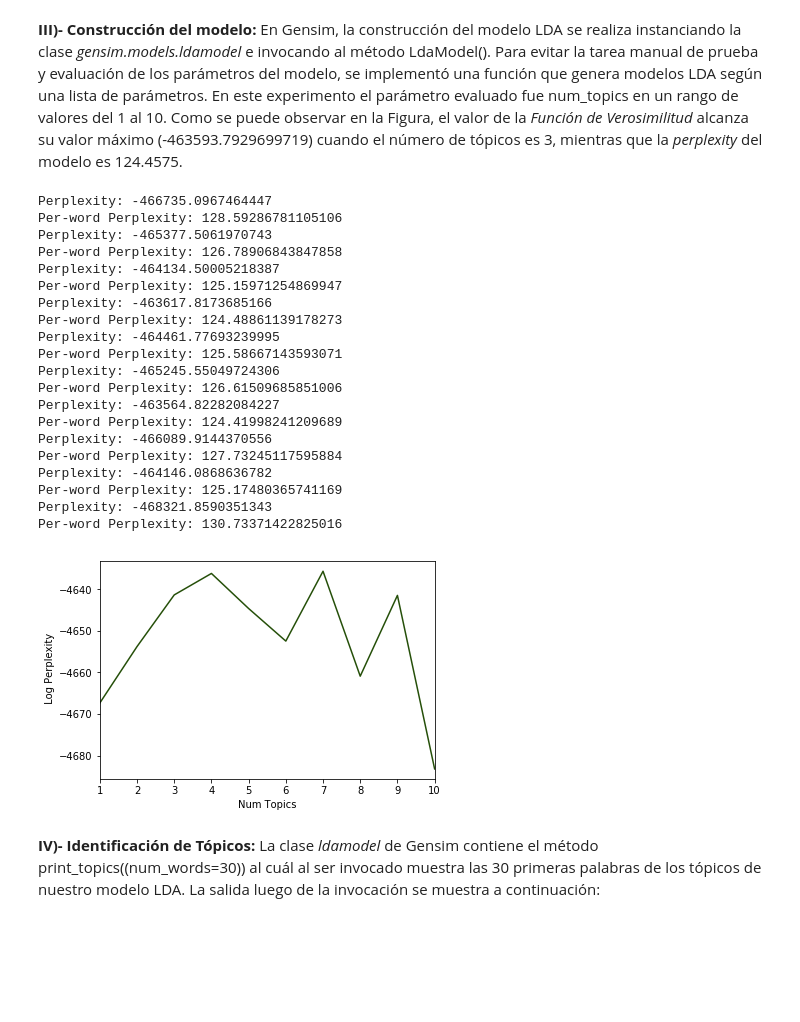
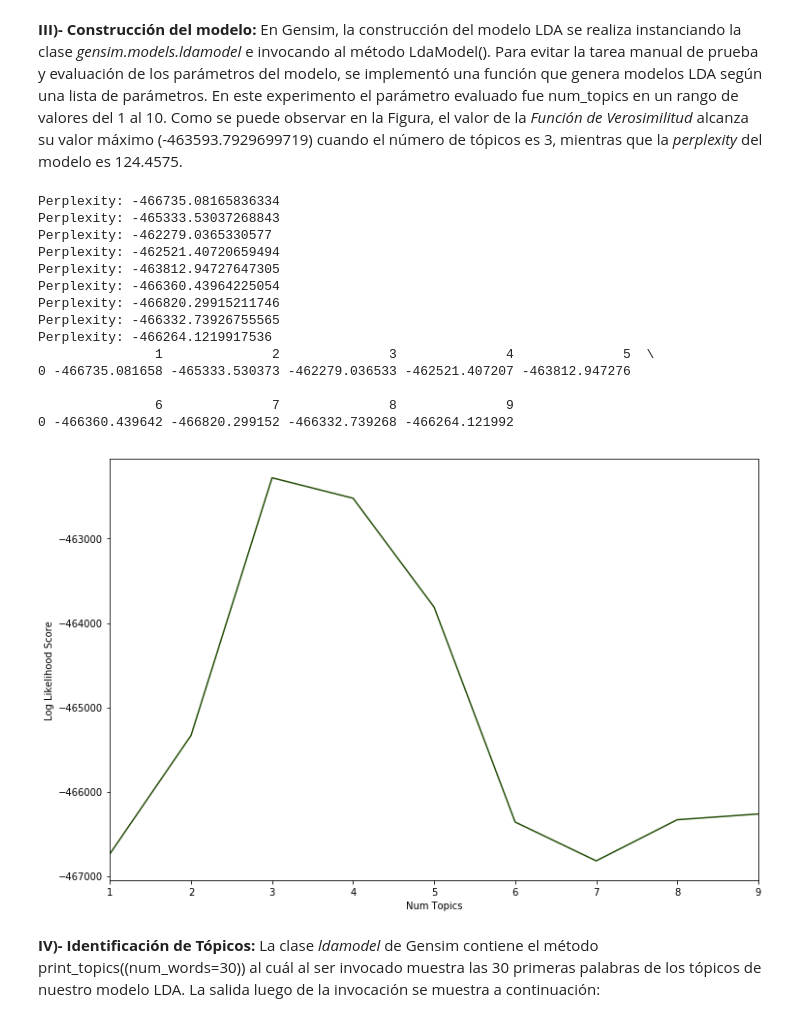
Before and after one commit to gondelcorro/Modelling-Topic, a Jupyter notebook: Topicos-LDA - Gensim.ipynb, the cells around one changed output. Saved outputs shown, nothing was run; the diff lists cells and outputs as text; code cells hidden in the pictures; blank space fills up the shorter version.

Commit message:
correcion plot gensim

```diff
--- a/Topicos-LDA - Gensim.ipynb
+++ b/Topicos-LDA - Gensim.ipynb
@@ -15,7 +15,7 @@ import yaml
 
 data_list=[]
 
-for base, dirs, files in os.walk('E:/ISISTAN/Cursos/Mineria de datos/Trabajo topicos/openapi-directory-master/APIs-original'):
+for base, dirs, files in os.walk('D:/ISISTAN/Cursos/Mineria de datos/Trabajo topicos/openapi-directory-master/APIs-original'):
     for f in files:
         text_document = ''
         if f == "swagger.yaml" or f == "openapi.yaml":
@@ -136,53 +139,49 @@ print(corpus[:3])
 # %%
 import pandas as pd
 import matplotlib.pyplot as plt
 from collections import defaultdict
 
 grid = defaultdict(list)
 # num topics
-parameter_list=[1,2,3,4,5,6,7,8,9,10]
+parameter_list=[1,2,3,4,5,6,7,8,9]
 
 # for num_topics_value in num_topics_list:
 for parameter_value in parameter_list:
     # run model
     model = gensim.models.ldamodel.LdaModel(corpus=corpus, id2word=id2word, num_topics=parameter_value)
     perplex = model.bound(corpus)
     print ("Perplexity: %s" % perplex)
-    grid[parameter_value].append(perplex/100)
+    grid[parameter_value].append(perplex)
 
-    per_word_perplex = np.exp2(-perplex / sum(cnt for document in corpus for _, cnt in document))
-    print ("Per-word Perplexity: %s" % per_word_perplex)
-    grid[parameter_value].append(per_word_perplex)
+    #per_word_perplex = np.exp2(-perplex / sum(cnt for document in corpus for _, cnt in document))
+    #print ("Per-word Perplexity: %s" % per_word_perplex)
+    #grid[parameter_value].append(per_word_perplex)
 
 df = pd.DataFrame(grid)
+#print(df)
+plt.figure(figsize=(12, 8))
 df.iloc[0].transpose().plot(color="#254F09")
 plt.xlim(parameter_list[0], parameter_list[-1])
-plt.ylabel(' Log Perplexity')
+plt.ylabel('Log Likelihood Score')
 plt.xlabel('Num Topics')
 plt.title('')
 plt.show()
 # %% [output]
-Perplexity: -466735.0967464447
-Per-word Perplexity: 128.59286781105106
-Perplexity: -465377.5061970743
-Per-word Perplexity: 126.78906843847858
-Perplexity: -464134.50005218387
-Per-word Perplexity: 125.15971254869947
-Perplexity: -463617.8173685166
-Per-word Perplexity: 124.48861139178273
-Perplexity: -464461.77693239995
-Per-word Perplexity: 125.58667143593071
-Perplexity: -465245.55049724306
-Per-word Perplexity: 126.61509685851006
-Perplexity: -463564.82282084227
-Per-word Perplexity: 124.41998241209689
-Perplexity: -466089.9144370556
-Per-word Perplexity: 127.73245117595884
-Perplexity: -464146.0868636782
-Per-word Perplexity: 125.17480365741169
-Perplexity: -468321.8590351343
-Per-word Perplexity: 130.73371422825016
+Perplexity: -466735.08165836334
+Perplexity: -465333.53037268843
+Perplexity: -462279.0365330577
+Perplexity: -462521.40720659494
+Perplexity: -463812.94727647305
+Perplexity: -466360.43964225054
+Perplexity: -466820.29915211746
+Perplexity: -466332.73926755565
+Perplexity: -466264.1219917536
+               1              2              3              4              5  \
+0 -466735.081658 -465333.530373 -462279.036533 -462521.407207 -463812.947276
+
+               6              7              8              9
+0 -466360.439642 -466820.299152 -466332.739268 -466264.121992
-[figure, old version]
+[figure, new version]
 # %%
 import warnings
 warnings.filterwarnings("ignore", category=DeprecationWarning)
```
Also changed, not shown: parts of 6 cells of this notebook.
